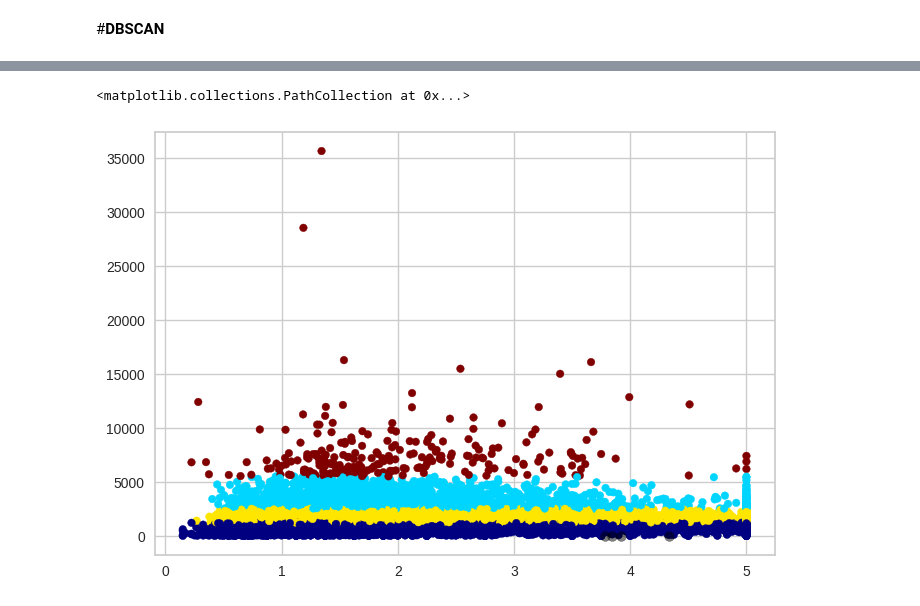
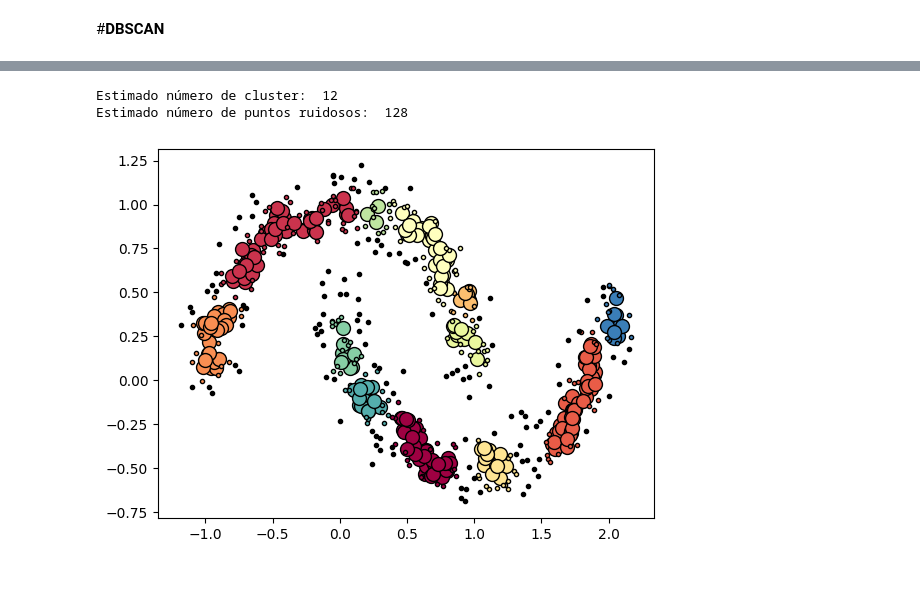
Before and after one commit to ffreirea1988/usm, a Jupyter notebook: Clustering_DBSCAN.ipynb, the cells around one changed output, grey strips where cells are left out. Saved outputs shown, nothing was run; the diff lists cells and outputs as text; code cells hidden in the pictures; blank space fills up the shorter version.

```diff
--- a/Clustering_DBSCAN.ipynb
+++ b/Clustering_DBSCAN.ipynb
@@ -202,9 +92,6 @@ Index(['MedInc', 'HouseAge', 'AveRooms', 'AveBedrms', 'Population', 'AveOccup',
-# %%
-#Gráficamos los centroides y diferenciamos los clusters
-plt.scatter(df['target'], df['Population'], c=y_kmeans, s=30, cmap='jet')
-
-#centers = km_4_clusters.cluster_centers_
-plt.scatter(centers[:, 0], centers[:, 1], c='black', s=50, alpha=0.5)
-# %% [output]
-<matplotlib.collections.PathCollection at 0x...>
-[figure, removed]
+# %%
+#Creamos otro dataset ficticio
+X, y = make_moons(600, noise=0.1, random_state=0)
+# %%
+#Generamos el modelo, indicando el epsilon y el min_samples:
+db = DBSCAN(eps=0.1, min_samples=10).fit(X)
@@ -210,0 +105,52 @@ plt.scatter(centers[:, 0], centers[:, 1], c='black', s=50, alpha=0.5)
+# %%
+# Número de clusters en las etiquetas ignorando el ruido presente
+num_clusters = len(set(labels)) - (1 if -1 in labels else 0)
+ruido = list(labels).count(-1)
+print("Estimado número de cluster: ", num_clusters)
+print("Estimado número de puntos ruidosos: ", ruido)
+# %% [output]
+Estimado número de cluster:  12
+Estimado número de puntos ruidosos:  128
+# %%
+# Graficamos
+
+#Clusters:
+unique_labels = set(db.labels_)
+
+#Variar el color de cada cluster:
+colors = [plt.cm.Spectral(each) for each in np.linspace(0, 1, len(unique_labels))]
+
+for k, col in zip(unique_labels, colors):
+
+#Asignamos el color negro para el ruido:
+    if k == -1:
+        #Ruido: color negro
+        col = [0, 0, 0, 1]
+
+    class_member_mask = db.labels_ == k
+
+# Graficar puntos núcleo
+    xy = X[class_member_mask & core_samples_mask]
+    plt.plot(
+        xy[:, 0],
+        xy[:, 1],
+        "o",
+        markerfacecolor=tuple(col),
+        markeredgecolor="k",
+        markersize=10,
+    )
+
+# Graficar puntos de borde (y ruido si k == -1)
+    xy = X[class_member_mask & ~core_samples_mask]
+    plt.plot(
+        xy[:, 0],
+        xy[:, 1],
+        "o",
+        markerfacecolor=tuple(col),
+        markeredgecolor="k",
+        markersize=3,
+    )
+
+plt.show()
+# %% [output]
+[figure, added]
```
Also changed, not shown: parts of 31 cells of this notebook.
